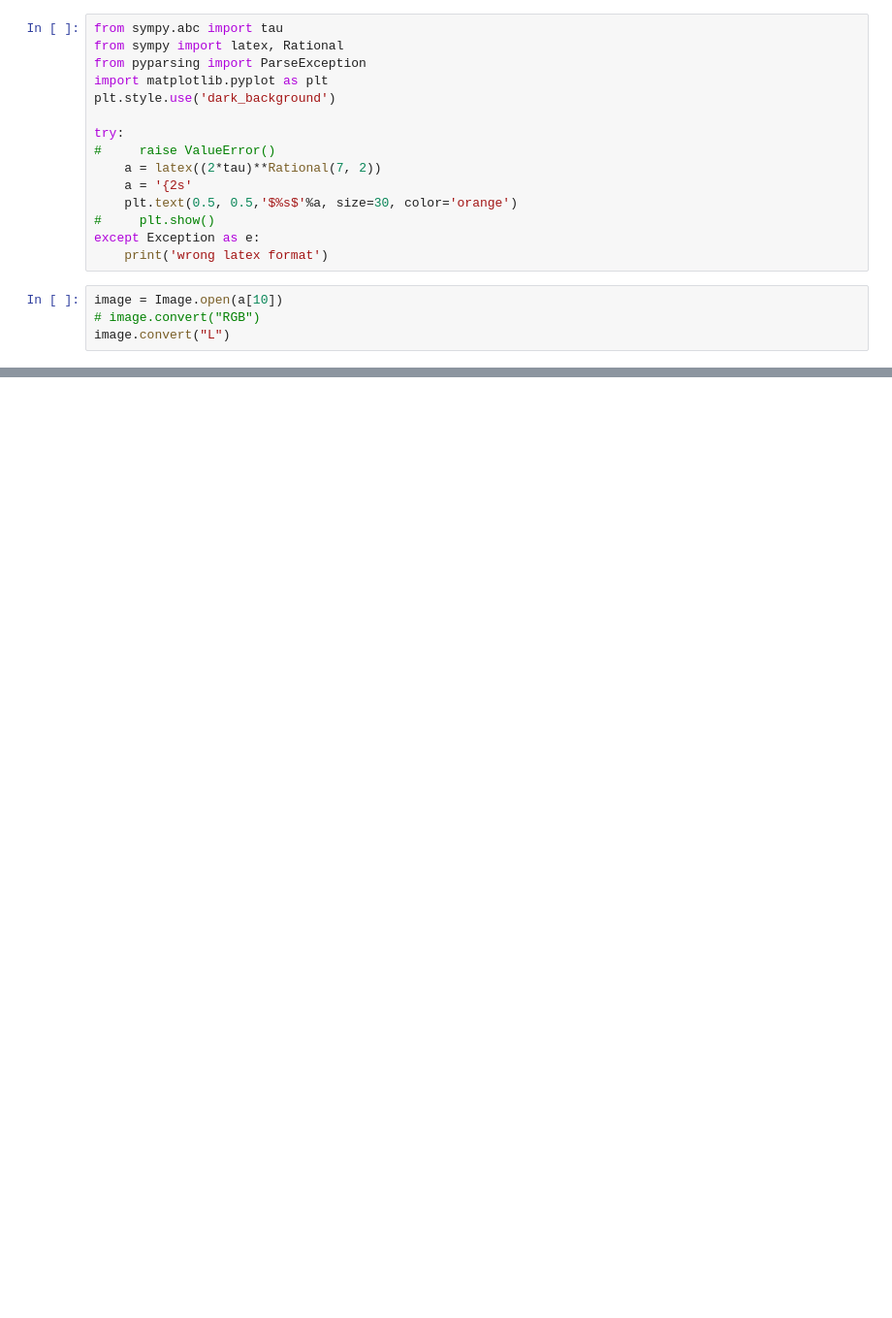
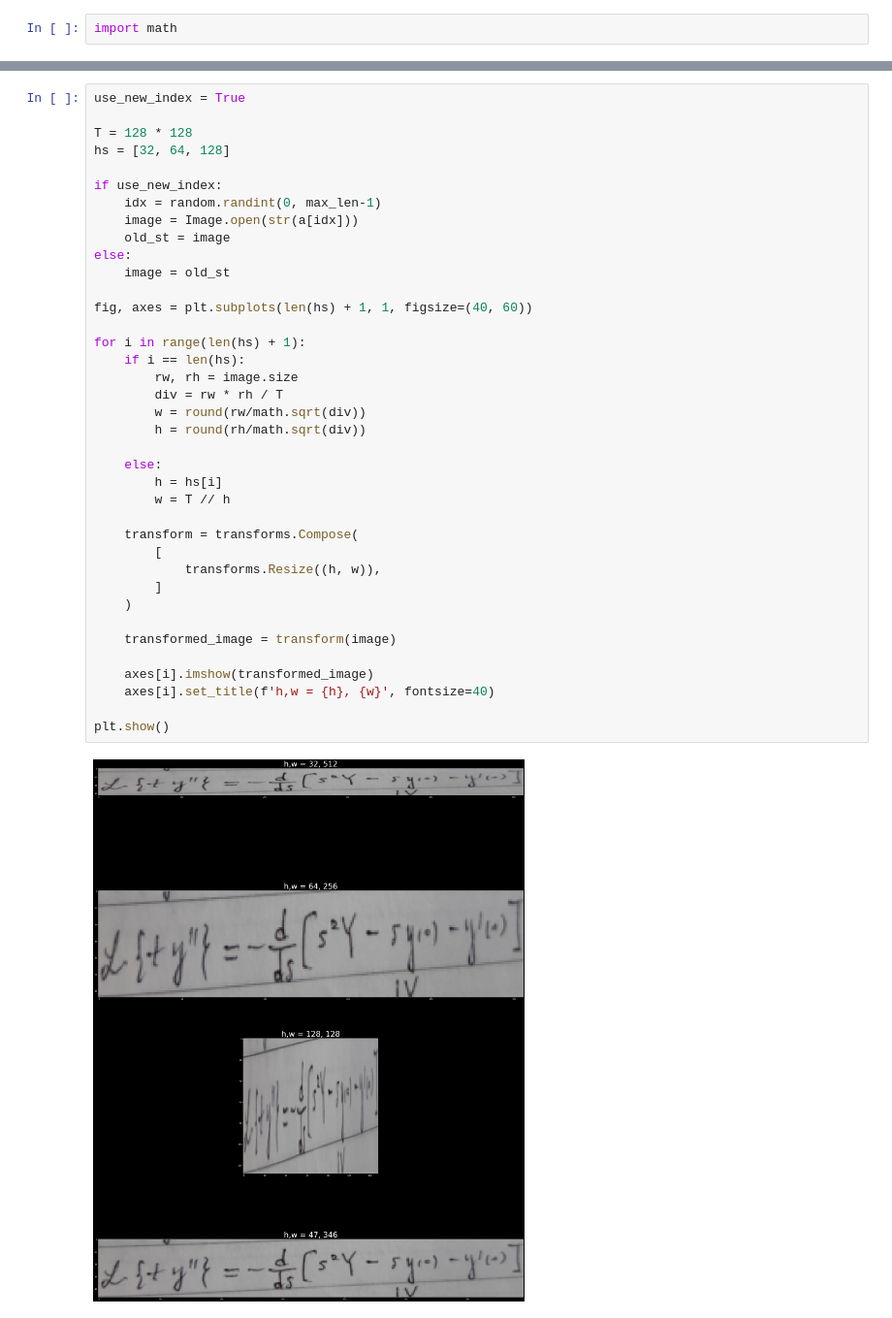
Before and after one commit to bcaitech1/p4-fr-p4_ocr_aljalddakggalssen, a Jupyter notebook: gj/notebooks/real_eda.ipynb, the cells around one changed output, grey strips where cells are left out. Shown at 97% size. Cells and saved outputs as stored; diff of their text form; blank space fills up the shorter version.

```diff
--- a/gj/notebooks/real_eda.ipynb
+++ b/gj/notebooks/real_eda.ipynb
@@ -77,20 +157,3 @@ plt.show()
-# %%
-from sympy.abc import tau
-from sympy import latex, Rational
-from pyparsing import ParseException
-import matplotlib.pyplot as plt
-plt.style.use('dark_background')
-
-try:
-#     raise ValueError()
-    a = latex((2*tau)**Rational(7, 2))
-    a = '{2s'
-    plt.text(0.5, 0.5,'$%s$'%a, size=30, color='orange')
-#     plt.show()
-except Exception as e:
-    print('wrong latex format')
 # %%
-image = Image.open(a[10])
-# image.convert("RGB")
-image.convert("L")
+import math
 # %%
@@ -97,0 +163,40 @@ from PIL import Image
+# %%
+use_new_index = True
+
+T = 128 * 128
+hs = [32, 64, 128]
+
+if use_new_index:
+    idx = random.randint(0, max_len-1)
+    image = Image.open(str(a[idx]))
+    old_st = image
+else:
+    image = old_st
+
+fig, axes = plt.subplots(len(hs) + 1, 1, figsize=(40, 60))
+
+for i in range(len(hs) + 1):
+    if i == len(hs):
+        rw, rh = image.size
+        div = rw * rh / T
+        w = round(rw/math.sqrt(div))
+        h = round(rh/math.sqrt(div))
+
+    else:
+        h = hs[i]
+        w = T // h
+
+    transform = transforms.Compose(
+        [
+            transforms.Resize((h, w)),
+        ]
+    )
+
+    transformed_image = transform(image)
+
+    axes[i].imshow(transformed_image)
+    axes[i].set_title(f'h,w = {h}, {w}', fontsize=40)
+
+plt.show()
+# %% [output]
+[figure, added]
```
Also changed, not shown: parts of 12 cells of this notebook, 2 other files.
